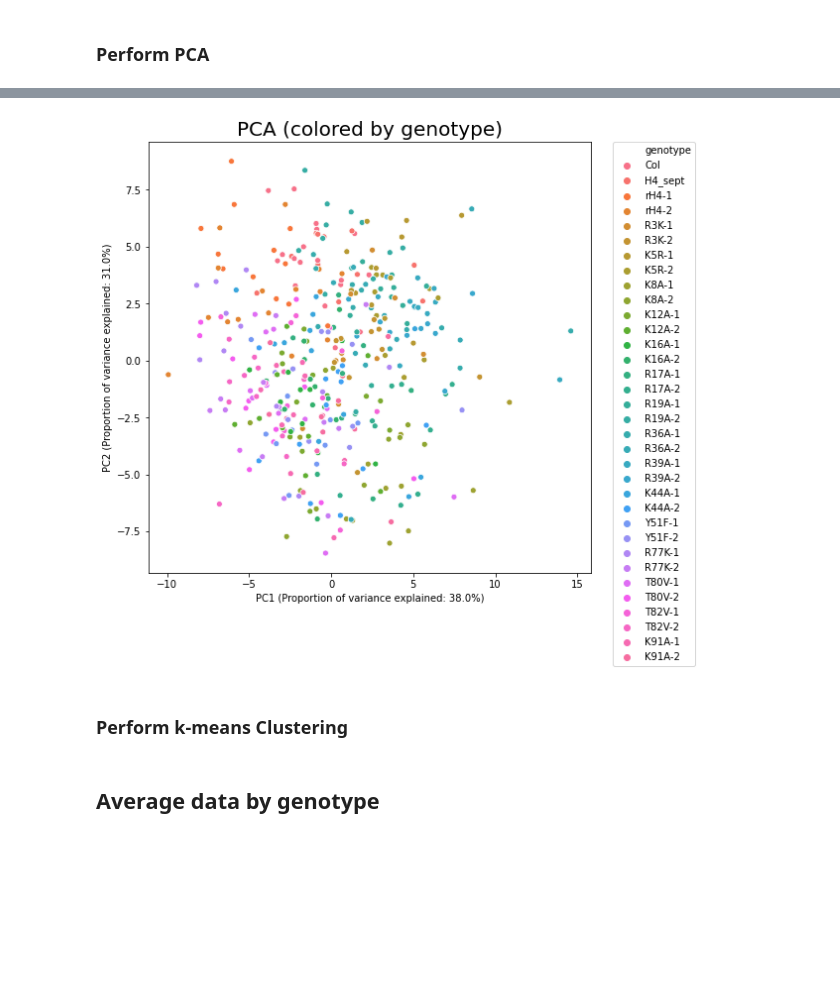
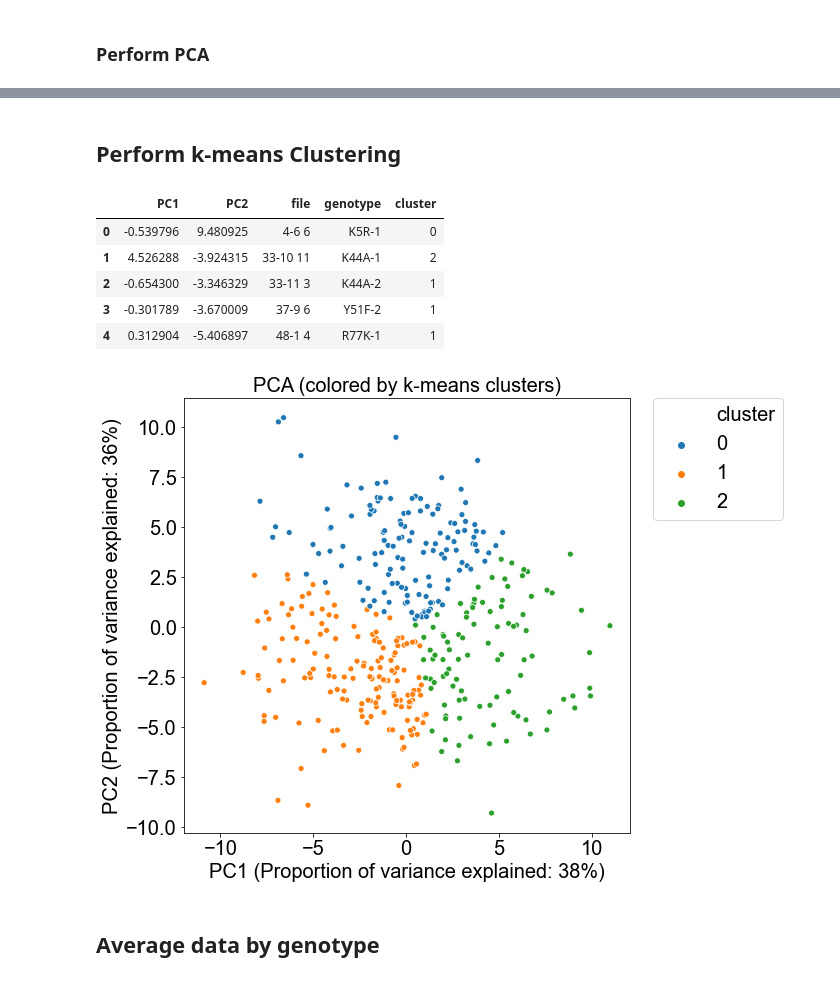
Before and after one commit to etc27/Leaf_Traits, a Jupyter notebook: Leaf_Morphology.ipynb, the cells around one changed output, grey strips where cells are left out. Cells and saved outputs as stored; diff of their text form; code cells hidden in the pictures; blank space fills up the shorter version.

```diff
--- a/Leaf_Morphology.ipynb
+++ b/Leaf_Morphology.ipynb
@@ -93,3 +116,4 @@ y = df.loc[:,['file']].values
 y_cat = df.loc[:,['genotype']].values
 # Standardize the features
 x = StandardScaler().fit_transform(x)
+n_features = x.shape[1]
@@ -96,8 +125,8 @@ x = StandardScaler().fit_transform(x)
 # %%
-# Run PCA to obtain first 2 principal components
-pca = PCA(n_components=3)
+# Run PCA to obtain all PCs
+pca = PCA(n_components=n_features)
 principalComponents = pca.fit_transform(x)
-principalDf = pd.DataFrame(data = principalComponents, columns = ['PC1', 'PC2', 'PC3'])
+principalDf = pd.DataFrame(data = principalComponents[:,:3], columns=['PC1','PC2','PC3'])
 finalDf = pd.concat([principalDf, df[['file']]], axis = 1)
 finalDf = pd.concat([finalDf, df[['genotype']]], axis = 1)
 finalDf.head()
@@ -113,0 +159,21 @@ ex_var = pca.explained_variance_ratio_
+# %%
+# Visualize 2D projection
+
+# Set Plotting Parameters
+plt.rcParams.update({'font.sans-serif':'Arial'})
+plt.rcParams.update({'font.size': 20})
+plt.rcParams['lines.linewidth'] = 2.5
+
+# Color by genotype
+fig = plt.figure(figsize = (8,10))
+ax = fig.add_subplot(1,1,1)
+ax.set_title('PCA (colored by genotype)')
+xlab = "PC1 (Proportion of variance explained: "+str(round(ex_var[0]*100))+"%)"
+ylab = "PC2 (Proportion of variance explained: "+str(round(ex_var[1]*100))+"%)"
+order = metadata['genotype']
+sns.scatterplot(x="PC1", y="PC2", data=finalDf, hue='genotype', hue_order=order, palette=sns.color_palette("husl", 34))
+ax.set(xlabel=xlab, ylabel = ylab)
+plt.legend(bbox_to_anchor=(1.05, 1), loc='upper left', borderaxespad=0, fontsize=12)
+
+plt.savefig("PCA/genotypes.png", bbox_inches='tight', dpi=300)
+plt.savefig("PCA/genotypes.pdf", bbox_inches='tight')
@@ -114,19 +182,32 @@ ex_var = pca.explained_variance_ratio_
+# %% [markdown]
+## Perform k-means Clustering
+# %%
+# Run k-means
+n_clusters=3
+kmeans_labels = KMeans(n_clusters=n_clusters).fit_predict(x)
+# %%
+finalDf['cluster'] = kmeans_labels
+finalDf.head()
+# %% [output]
+|  | PC1 | PC2 | file | genotype | cluster |
+| 0 | -0.539796 | 9.480925 | 4-6 6 | K5R-1 | 0 |
+| 1 | 4.526288 | -3.924315 | 33-10 11 | K44A-1 | 2 |
+| 2 | -0.654300 | -3.346329 | 33-11 3 | K44A-2 | 1 |
+| 3 | -0.301789 | -3.670009 | 37-9 6 | Y51F-2 | 1 |
+| 4 | 0.312904 | -5.406897 | 48-1 4 | R77K-1 | 1 |
 # %%
-# Visualize 2D projection
+# Visualize 2D projection with k-means labels
 
 # Color by genotype
 fig = plt.figure(figsize = (8,8))
 ax = fig.add_subplot(1,1,1)
-ax.set_title('PCA (colored by genotype)', fontsize = 20)
+ax.set_title('PCA (colored by k-means clusters)', fontsize = 20)
 xlab = "PC1 (Proportion of variance explained: "+str(round(ex_var[0]*100))+"%)"
 ylab = "PC2 (Proportion of variance explained: "+str(round(ex_var[1]*100))+"%)"
-order = metadata['genotype']
-sns.scatterplot(x="PC1", y="PC2", data=finalDf, hue='genotype', hue_order=order, palette=sns.color_palette("husl", 34))
+sns.scatterplot(x="PC1", y="PC2", data=finalDf, hue='cluster', palette=sns.color_palette("tab10",n_clusters))
 ax.set(xlabel=xlab, ylabel = ylab)
 plt.legend(bbox_to_anchor=(1.05, 1), loc='upper left', borderaxespad=0)
 
-plt.savefig("PCA/genotypes.png", bbox_inches='tight')
+plt.savefig("PCA/kmeans.png", bbox_inches='tight')
 # %% [output]
-[figure, old version]
+[figure, new version]
-# %% [markdown]
-### Perform k-means Clustering
```
Also changed, not shown: parts of 57 cells of this notebook.
